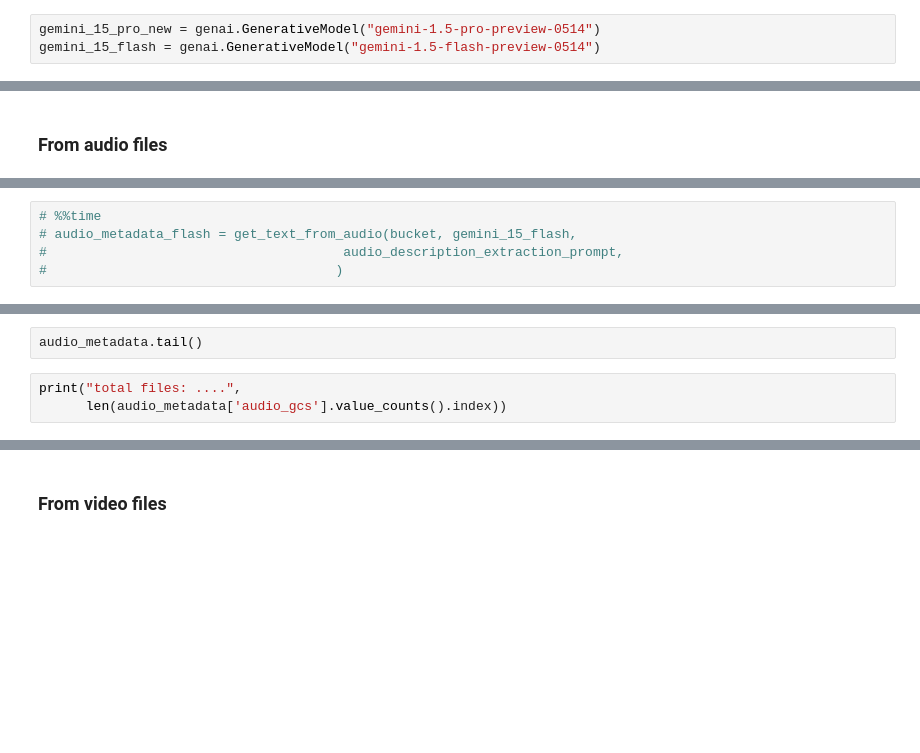
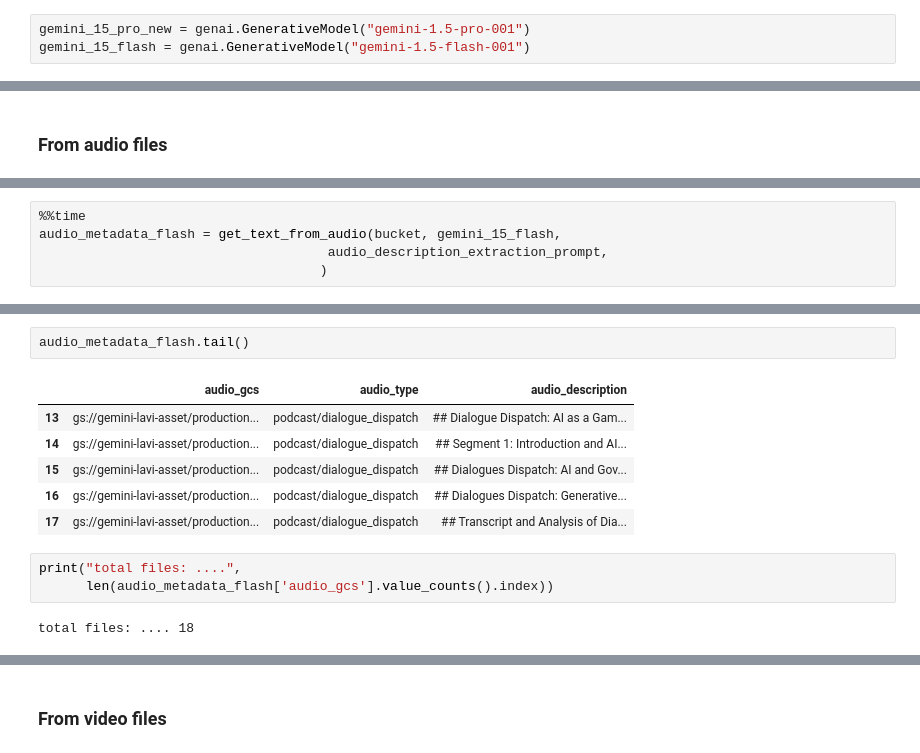
Before and after one commit to lavinigam-gcp/io24-gemini-api, a Jupyter notebook: VAI_production_final.ipynb, the cells around one changed output, grey strips where cells are left out. Drawn from its saved outputs; the diff is of its cells as text; blank space fills up the shorter version.

```diff
--- a/VAI_production_final.ipynb
+++ b/VAI_production_final.ipynb
@@ -106,8 +106,8 @@ pd.options.mode.chained_assignment = None
 # %% [markdown]
 ## Building Metadata & Index
 # %%
-gemini_15_pro_new = genai.GenerativeModel("gemini-1.5-pro-preview-0514")
-gemini_15_flash = genai.GenerativeModel("gemini-1.5-flash-preview-0514")
+gemini_15_pro_new = genai.GenerativeModel("gemini-1.5-pro-001")
+gemini_15_flash = genai.GenerativeModel("gemini-1.5-flash-001")
 # %%
 #@title Helper Functions
 
@@ -372,5 +413,5 @@ audio_metadata = get_text_from_audio(bucket, gemini_15_pro_new,
 # %%
-# %%time
-# audio_metadata_flash = get_text_from_audio(bucket, gemini_15_flash,
-#                                      audio_description_extraction_prompt,
-#                                     )
+%%time
+audio_metadata_flash = get_text_from_audio(bucket, gemini_15_flash,
+                                     audio_description_extraction_prompt,
+                                    )
@@ -377,6 +439,15 @@ audio_metadata = get_text_from_audio(bucket, gemini_15_pro_new,
 # %%
-audio_metadata.tail()
+audio_metadata_flash.tail()
+# %% [output]
+|  | audio_gcs | audio_type | audio_description |
+| 13 | gs://gemini-lavi-asset/production... | podcast/dialogue_dispatch | ## Dialogue Dispatch: AI as a Gam... |
+| 14 | gs://gemini-lavi-asset/production... | podcast/dialogue_dispatch | ## Segment 1: Introduction and AI... |
+| 15 | gs://gemini-lavi-asset/production... | podcast/dialogue_dispatch | ## Dialogues Dispatch: AI and Gov... |
+| 16 | gs://gemini-lavi-asset/production... | podcast/dialogue_dispatch | ## Dialogues Dispatch: Generative... |
+| 17 | gs://gemini-lavi-asset/production... | podcast/dialogue_dispatch | ## Transcript and Analysis of Dia... |
 # %%
 print("total files: ....",
-      len(audio_metadata['audio_gcs'].value_counts().index))
+      len(audio_metadata_flash['audio_gcs'].value_counts().index))
+# %% [output]
+total files: .... 18
 # %%
```
Also changed, not shown: parts of 55 cells of this notebook, 2 other files.
